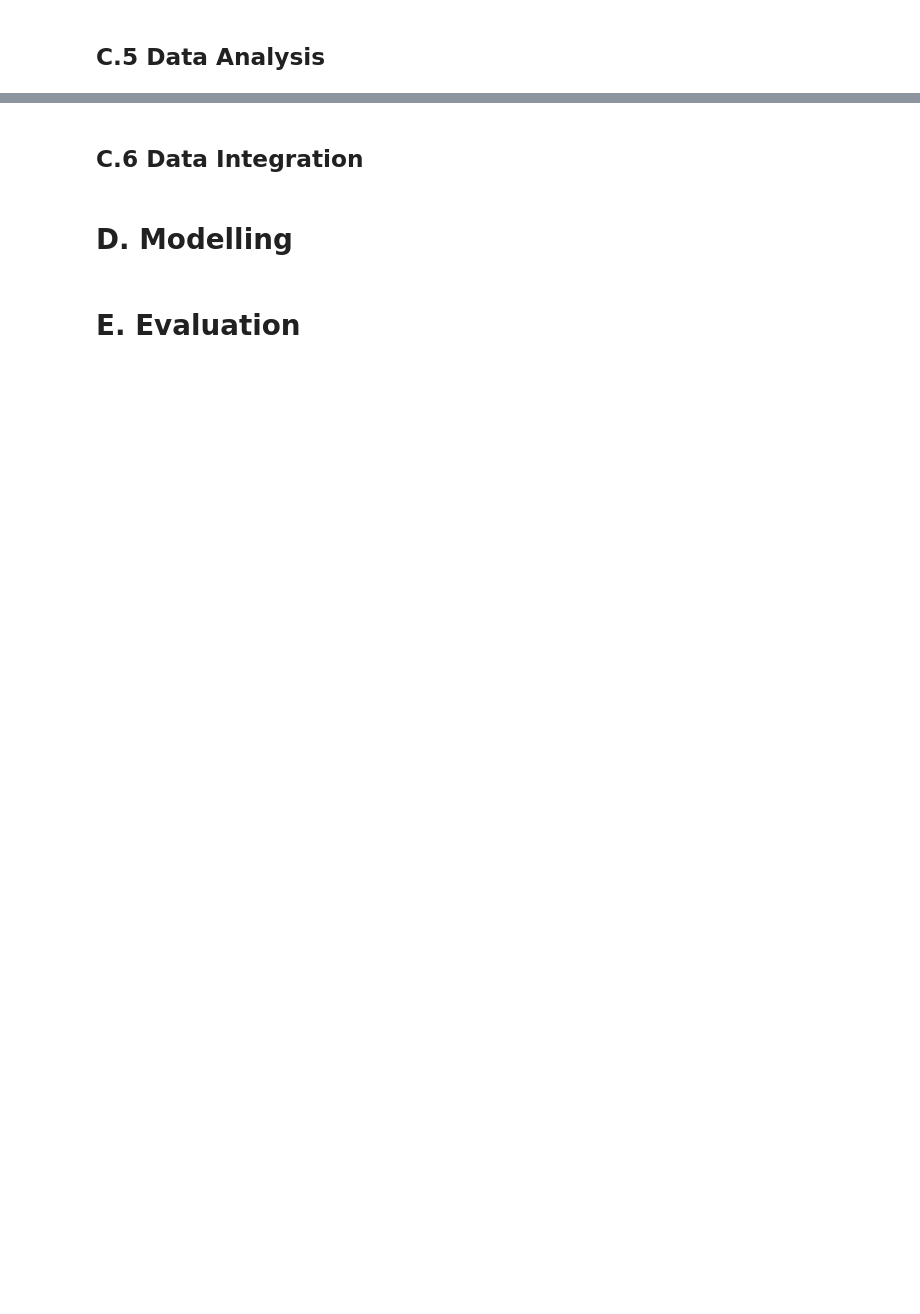
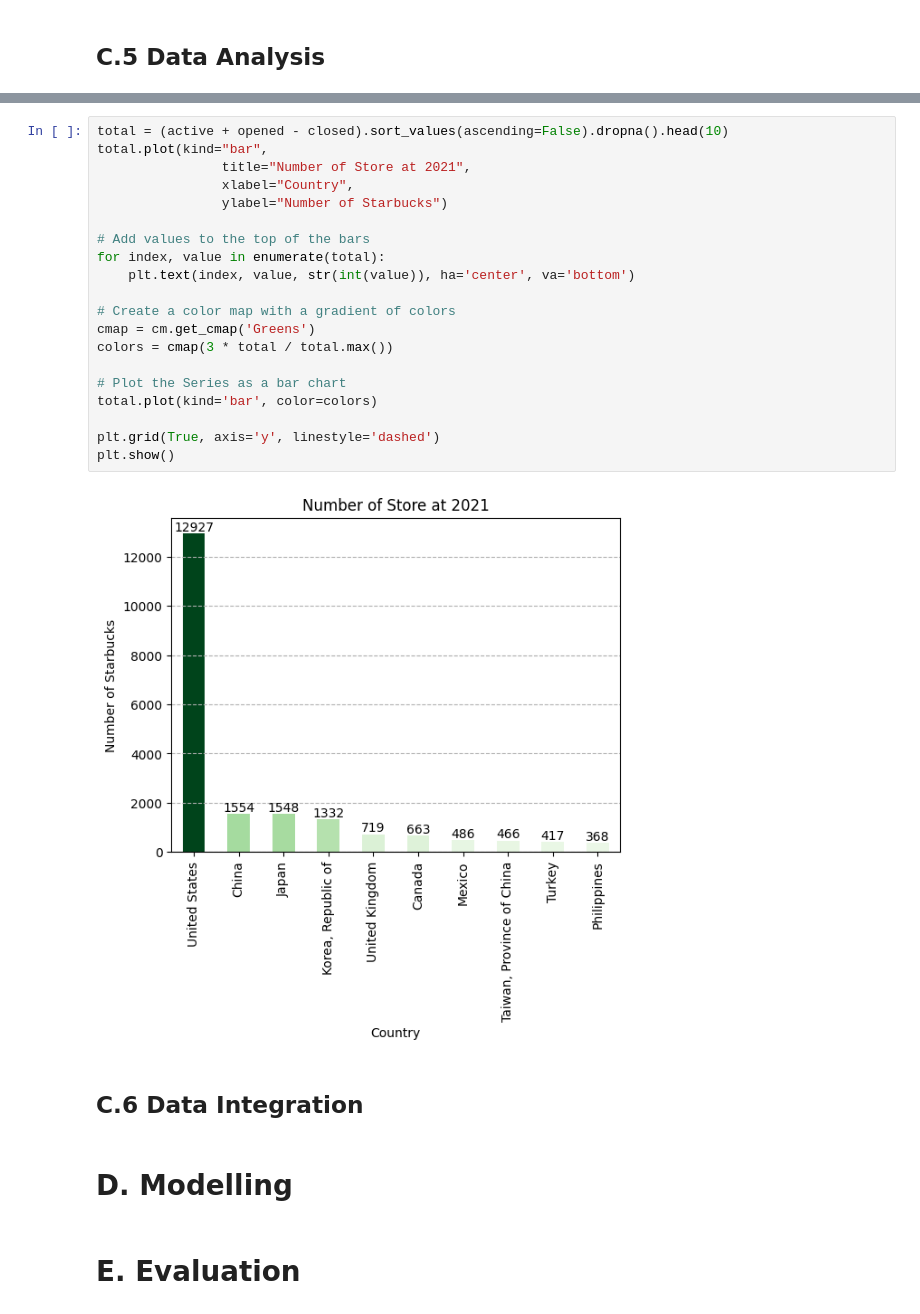
Before and after one commit to HalisManaz/Data-Analysis-and-Machine-Learning-Portfolio-Project-Starbucks-Worldwide-Locations, a Jupyter notebook: starbucks_worldwide_locations_notebook.ipynb, the cells around one changed output, grey strips where cells are left out. Drawn from its saved outputs; the diff is of its cells as text; blank space fills up the shorter version.

```diff
--- a/starbucks_worldwide_locations_notebook.ipynb
+++ b/starbucks_worldwide_locations_notebook.ipynb
@@ -436,3 +512,25 @@ ease_of_business.isna().value_counts()
+# %%
+total = (active + opened - closed).sort_values(ascending=False).dropna().head(10)
+total.plot(kind="bar",
+                title="Number of Store at 2021",
+                xlabel="Country",
+                ylabel="Number of Starbucks")
+
+# Add values to the top of the bars
+for index, value in enumerate(total):
+    plt.text(index, value, str(int(value)), ha='center', va='bottom')
+
+# Create a color map with a gradient of colors
+cmap = cm.get_cmap('Greens')
+colors = cmap(3 * total / total.max())
+
+# Plot the Series as a bar chart
+total.plot(kind='bar', color=colors)
+
+plt.grid(True, axis='y', linestyle='dashed')
+plt.show()
+# %% [output]
+[figure, added]
 # %% [markdown]
 ## C.6 Data Integration
 # %% [markdown]
```
Also changed, not shown: parts of 9 cells of this notebook.
